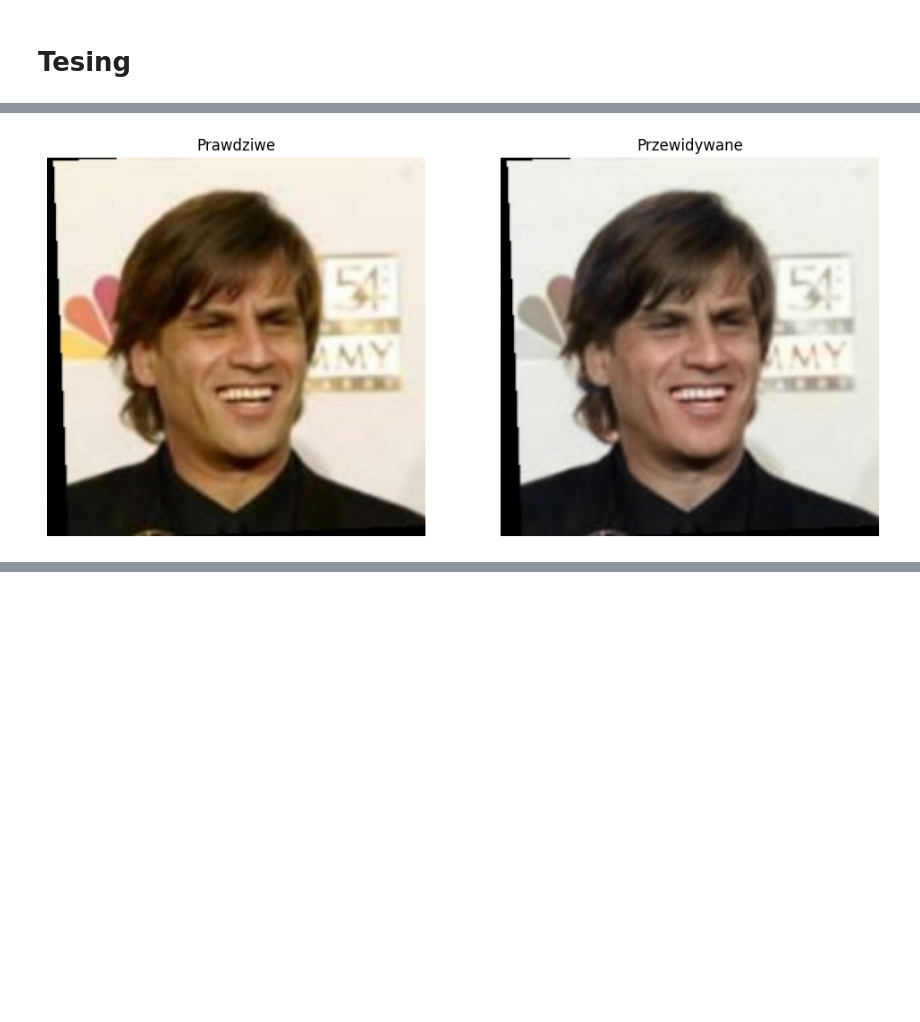
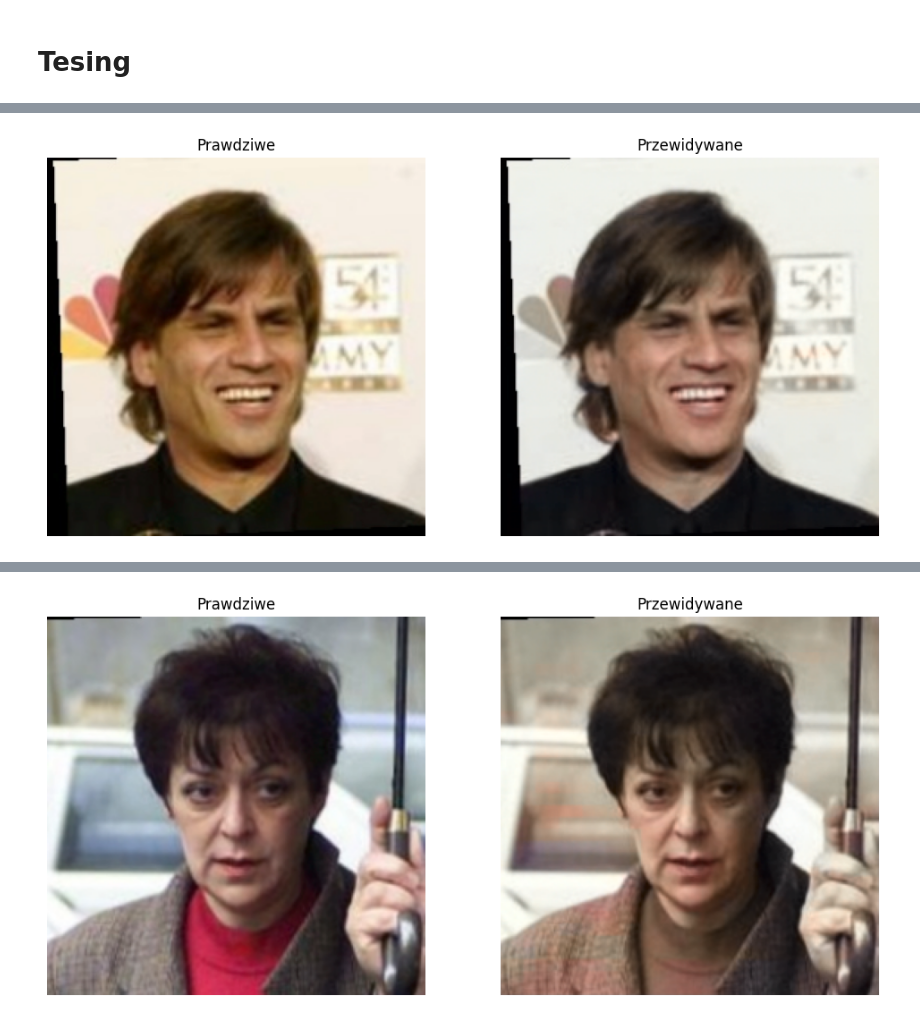
Before and after one commit to allokeen/ML_Colorizing, a Jupyter notebook: Convolutional_Colorizing.ipynb, the cells around one changed output, grey strips where cells are left out. Drawn from its saved outputs; the diff is of its cells as text; code cells hidden in the pictures; blank space fills up the shorter version.

```diff
--- a/Convolutional_Colorizing.ipynb
+++ b/Convolutional_Colorizing.ipynb
@@ -179,4 +179,10 @@ def plot_results(L, AB_true, AB_pred, index=0):
 
 # Wyświetl obraz
 plot_results(L_test, AB_test_true, AB_test_pred, index=0)
+
+test_img_paths = ['/content/drive/MyDrive/Colab Notebooks/Faces/Zorica_Radovic_0001.jpg']
+L_test, AB_test_true = to_LAB_arrays(test_img_paths)
+AB_test_pred = model.predict(L_test)
+
+plot_results(L_test, AB_test_true, AB_test_pred, index=0)
 # %% [output]
@@ -184,0 +192 @@ plot_results(L_test, AB_test_true, AB_test_pred, index=0)
+[figure, added]
```
Also changed, not shown: parts of 1 cell of this notebook.
